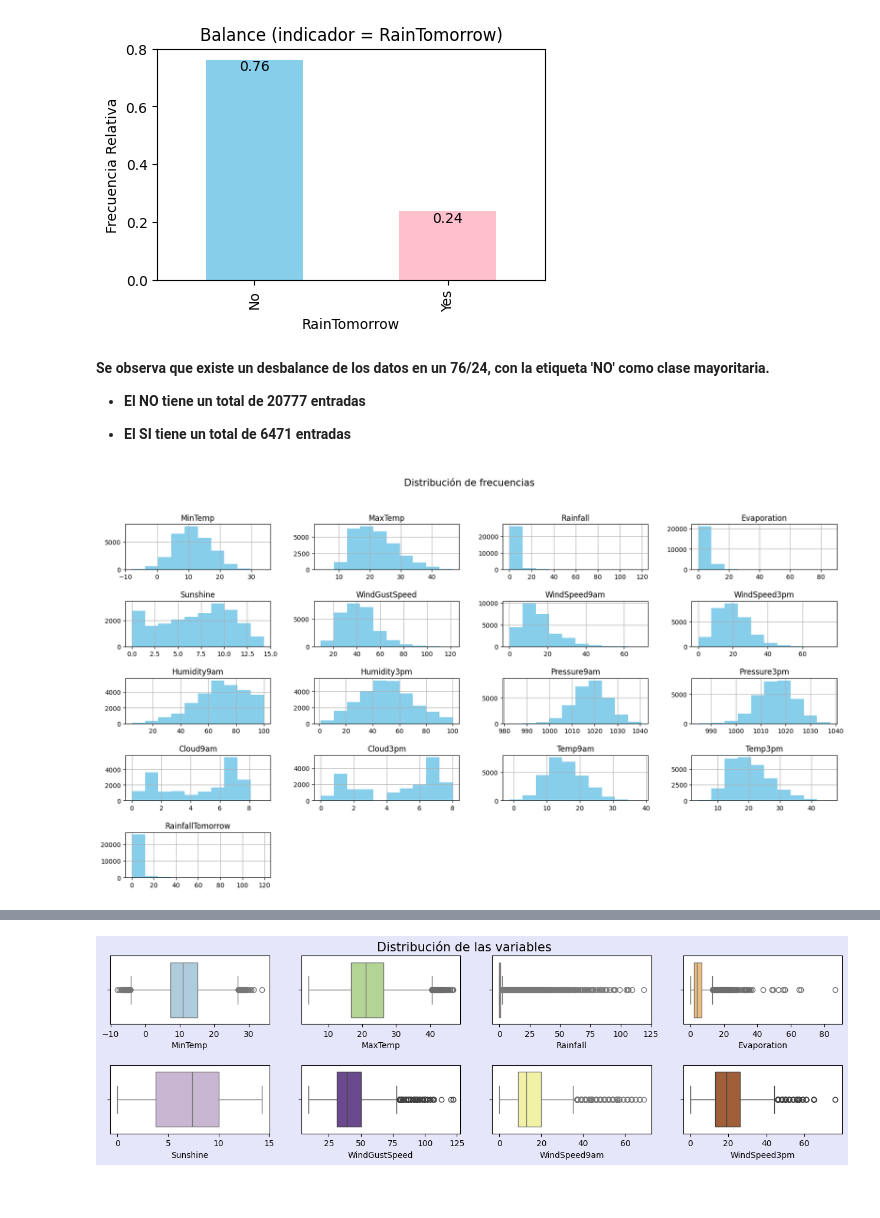
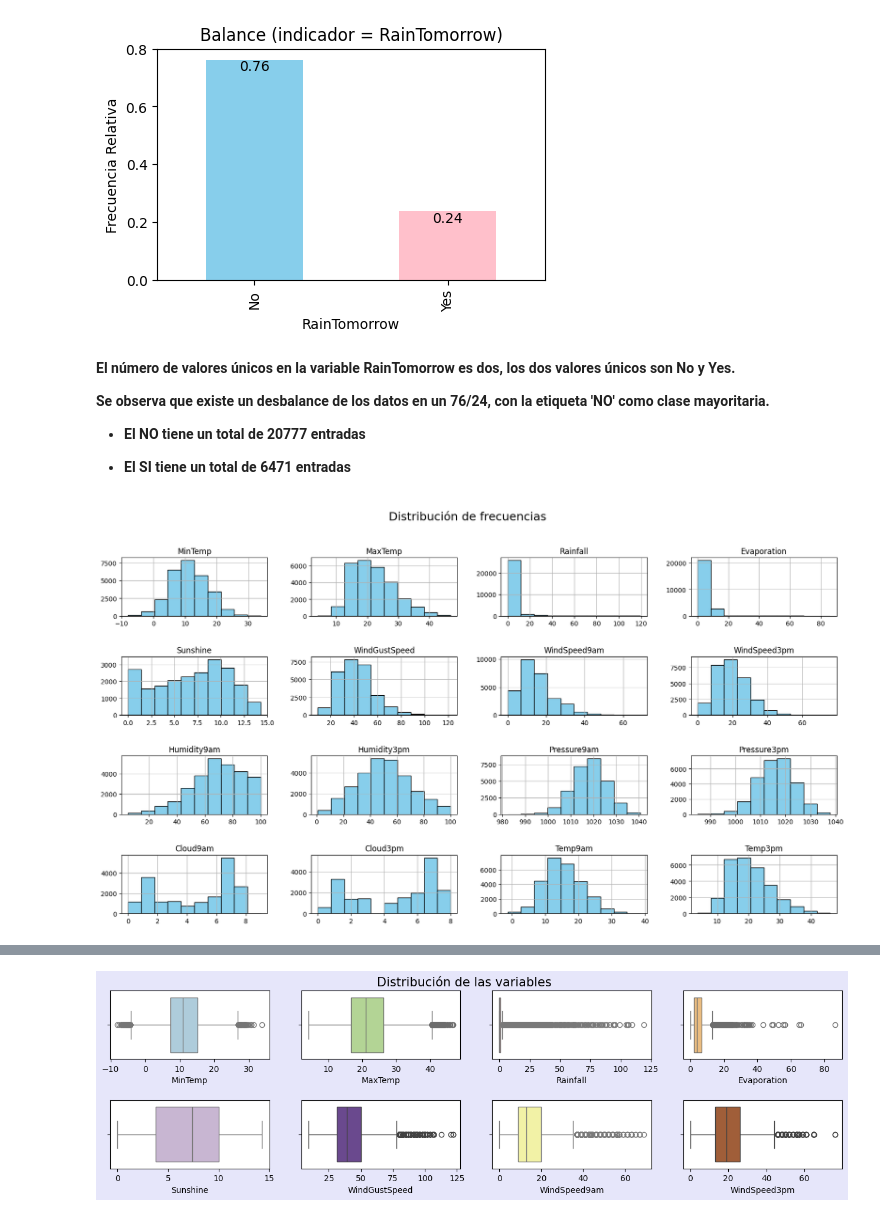
Before and after one commit to GusFontana404/AA1-TUIA-Fontana-Menescaldi, a Jupyter notebook: TP_integrador_AA1.ipynb, the cells around one changed output, grey strips where cells are left out. Cells and saved outputs as stored; diff of their text form; code cells hidden in the pictures.

```diff
--- a/TP_integrador_AA1.ipynb
+++ b/TP_integrador_AA1.ipynb
@@ -31,8 +67,8 @@ gdown.download_folder(url, quiet=True, output='DATASET')
 # %% [output]
 ['DATASET/weatherAUS.csv']
 # %%
-datos = pd.read_csv('/content/DATASET/weatherAUS.csv')
-datos.head(1)
+data = pd.read_csv('/content/DATASET/weatherAUS.csv')
+data.head(1)
 # %% [output]
 |  | Unnamed: 0 | Date | Location | MinTemp | MaxTemp | Rainfall | Evaporation | Sunshine | WindGustDir | ... |
 | 0 | 0 | 2008-12-01 | Albury | 13.4 | 22.9 | 0.6 | NaN | NaN | W | ... |
@@ -43,11 +79,11 @@ datos.head(1)
 # SELECCIONAR LAS CIUDADES DE INTERES
 ciudades = ['Adelaide', 'Canberra', 'Cobar', 'Dartmoor' , 'Melbourne',
             'MelbourneAirport', 'MountGambier', 'Sydney', 'SydneyAirport']
-datos.query('Location.isin(@ciudades)',inplace=True)
+data.query('Location.isin(@ciudades)',inplace=True)
 
-# ELIMINO LA COLUMNA 0 Y RESETEO EL INDICE DE PD
-datos.drop(datos.columns[0], axis=1, inplace=True)
-datos.reset_index(drop=True, inplace=True)
+# ELIMINAR LA COLUMNA 0 Y RESETEAR EL INDICE DE PD
+data.drop(data.columns[0], axis=1, inplace=True)
+data.reset_index(drop=True, inplace=True)
 # %% [markdown]
 **Para el objetivo de las predicciones solo nos quedamos con los registros para nueve localizaciones.**
 # %%
@@ -159,6 +199,8 @@ plt.show()
 # %% [output]
 [figure]
 # %% [markdown]
+**El número de valores únicos en la variable RainTomorrow es dos, los dos valores únicos son No y Yes.**
+
 **Se observa que existe un desbalance de los datos en un 76/24, con la etiqueta 'NO' como clase mayoritaria.**
 
 *   **El NO tiene un total de 20777 entradas**
@@ -166,9 +208,9 @@ plt.show()
 *   **El SI tiene un total de 6471 entradas**
 # %%
 # HISTOGRAMA DE LOS ATRIBUTOS
-datos.hist(figsize=(20,10), facecolor='skyblue')
+data.drop(axis=1,columns='RainfallTomorrow').hist(figsize=(20,10),facecolor='skyblue',bins=10,edgecolor='black')
 plt.subplots_adjust(hspace=0.7)
-plt.suptitle('Distribución de frecuencias', fontsize=15)
+plt.suptitle('Distribución de frecuencias', fontsize=18)
 plt.show()
 # %% [output]
-[figure, old version]
+[figure, new version]
```
Also changed, not shown: parts of 193 cells of this notebook.
